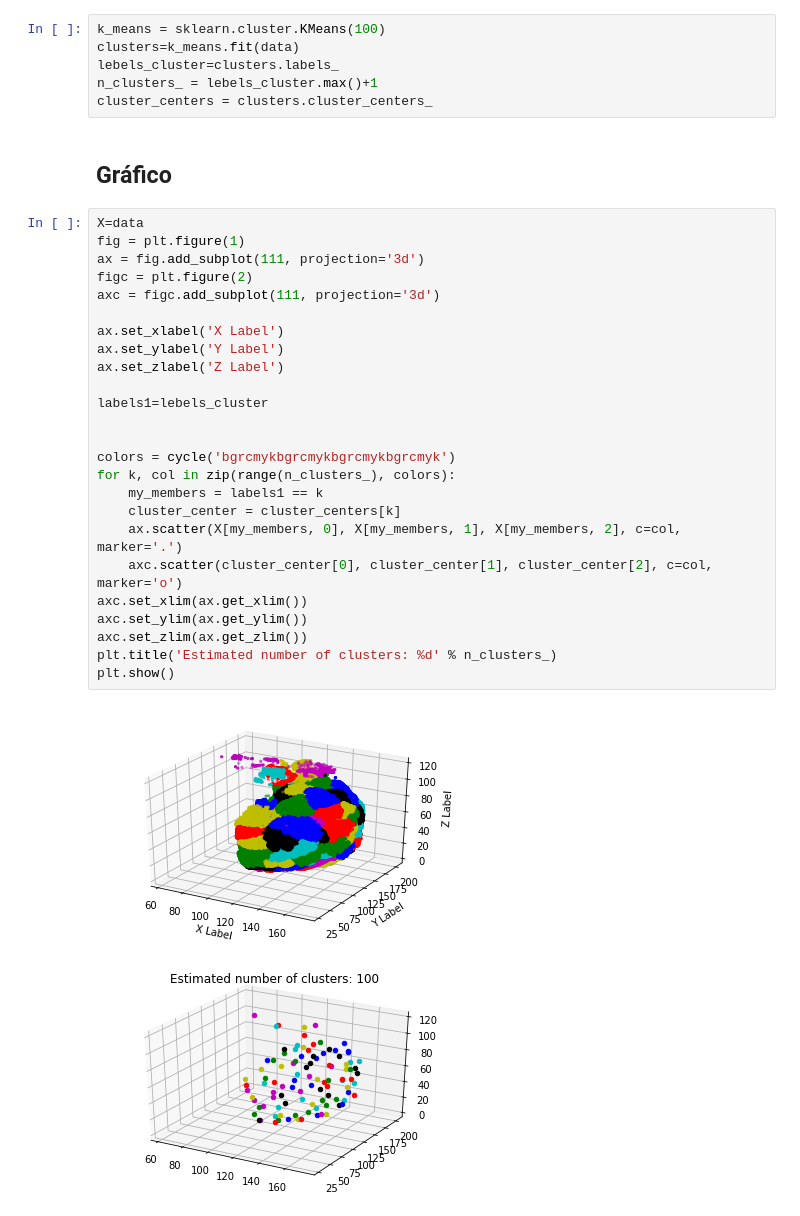
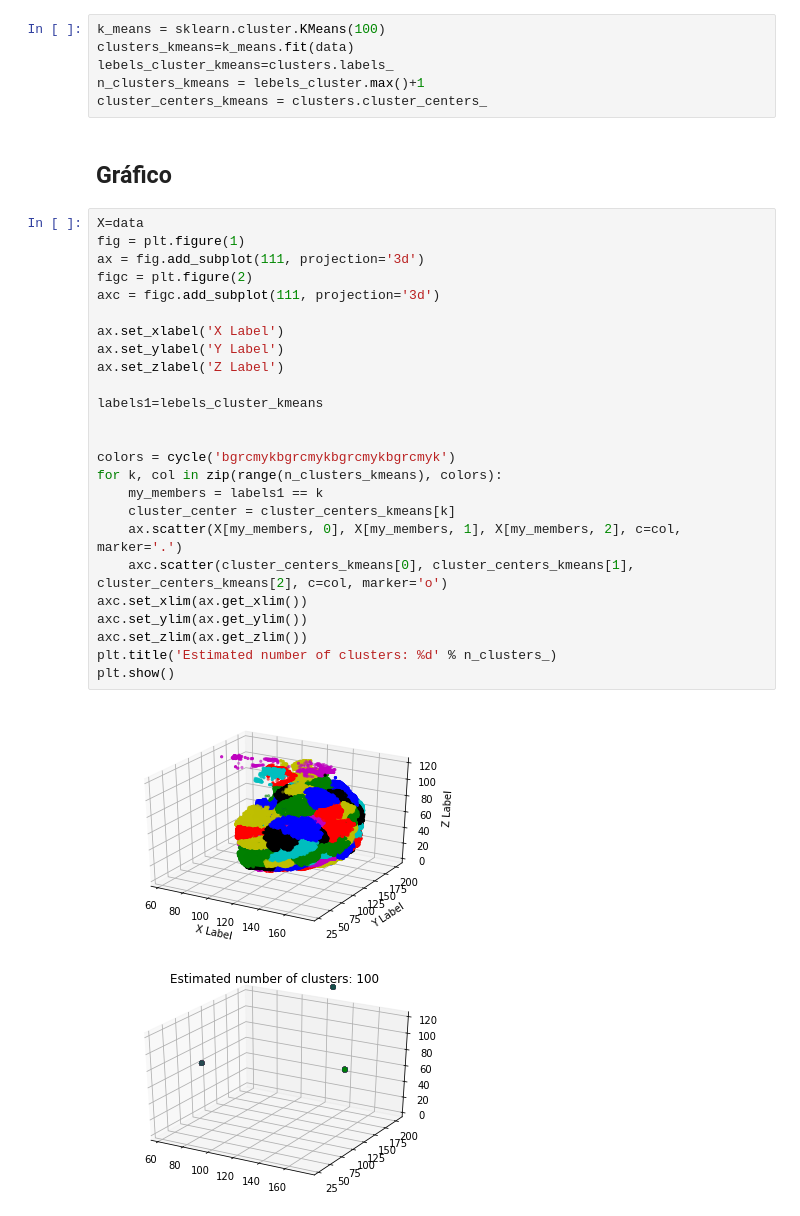
Before and after one commit to DanielNeira/Tarea_clusters, a Jupyter notebook: Tarea_Clusters.ipynb, the cells around one changed output. Cells and saved outputs as stored; diff of their text form.

```diff
--- a/Tarea_Clusters.ipynb
+++ b/Tarea_Clusters.ipynb
@@ -52,37 +53,37 @@ print(data)
 # K-means
 # %%
 k_means = sklearn.cluster.KMeans(100)
-clusters=k_means.fit(data)
-lebels_cluster=clusters.labels_
-n_clusters_ = lebels_cluster.max()+1
-cluster_centers = clusters.cluster_centers_
+clusters_kmeans=k_means.fit(data)
+lebels_cluster_kmeans=clusters.labels_
+n_clusters_kmeans = lebels_cluster.max()+1
+cluster_centers_kmeans = clusters.cluster_centers_
 # %% [markdown]
 ## Gráfico
 # %%
 X=data
 fig = plt.figure(1)
 ax = fig.add_subplot(111, projection='3d')
 figc = plt.figure(2)
 axc = figc.add_subplot(111, projection='3d')
 
 ax.set_xlabel('X Label')
 ax.set_ylabel('Y Label')
 ax.set_zlabel('Z Label')
 
-labels1=lebels_cluster
+labels1=lebels_cluster_kmeans
 
 
 colors = cycle('bgrcmykbgrcmykbgrcmykbgrcmyk')
-for k, col in zip(range(n_clusters_), colors):
+for k, col in zip(range(n_clusters_kmeans), colors):
     my_members = labels1 == k
-    cluster_center = cluster_centers[k]
+    cluster_center = cluster_centers_kmeans[k]
     ax.scatter(X[my_members, 0], X[my_members, 1], X[my_members, 2], c=col, marker='.')
-    axc.scatter(cluster_center[0], cluster_center[1], cluster_center[2], c=col, marker='o')
+    axc.scatter(cluster_centers_kmeans[0], cluster_centers_kmeans[1], cluster_centers_kmeans[2], c=col, marker='o')
 axc.set_xlim(ax.get_xlim())
 axc.set_ylim(ax.get_ylim())
 axc.set_zlim(ax.get_zlim())
 plt.title('Estimated number of clusters: %d' % n_clusters_)
 plt.show()
 # %% [output]
 [figure]
-[figure, old version]
+[figure, new version]
```
Also changed, not shown: parts of 9 cells of this notebook.
